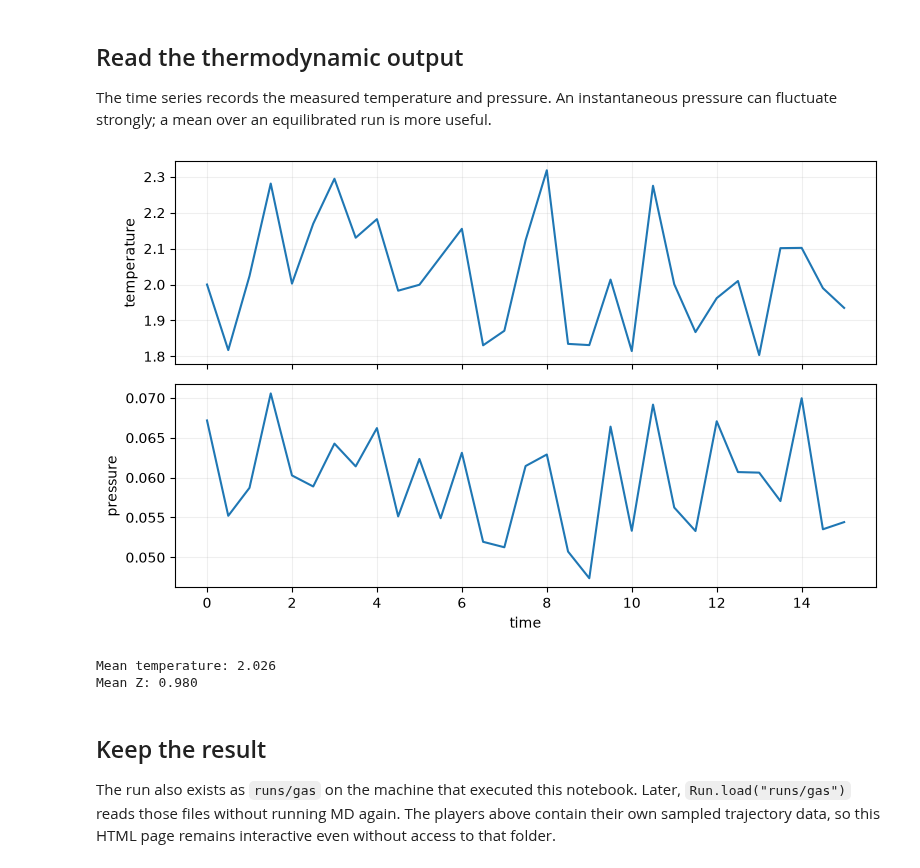
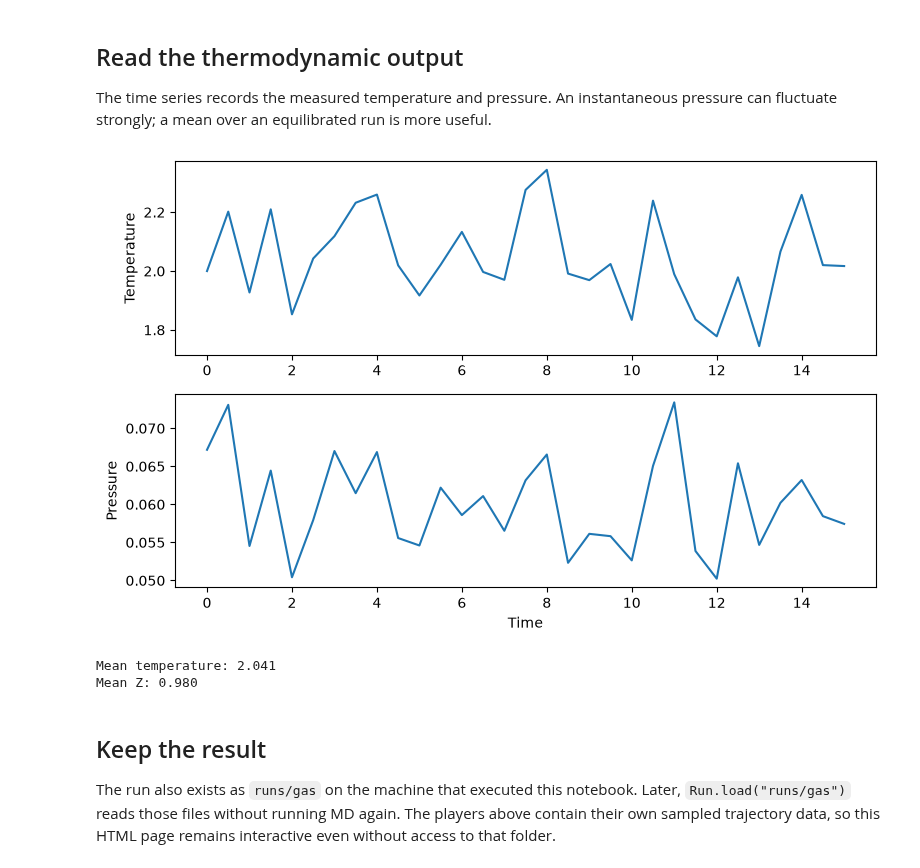
Before and after one commit to henriasv/fys2160_simple_md, a Jupyter notebook: examples/quickstart.ipynb, the cells around one changed output. Saved outputs shown, nothing was run; the diff lists cells and outputs as text; code cells hidden in the pictures.

```diff
--- a/examples/quickstart.ipynb
+++ b/examples/quickstart.ipynb
@@ -26,8 +27,9 @@ solid.view(max_frames=101, zoom=1.4)
 Random placement keeps atoms initially at least 0.9σ apart, including across
 periodic boundaries. The particles keep the same physical radius in both views.
 # %%
-gas = Random(N=108, rho=.03, min_distance=.9, temperature=2)
-result = Simulation.run(gas, steps=3000, save_every=30, storage_name="gas")
+gas = Random(N=108, rho=.03, min_distance=.9)
+sim = MDSimulation(gas, pair_potential="lj", temperature=2)
+result = sim.run( steps=3000, save_every=30, storage_name="gas")
 result.view(max_frames=101, projection="perspective", zoom=1.4)
 # %% [output]
 [interactive output not drawn]
@@ -37,13 +39,22 @@ result.view(max_frames=101, projection="perspective", zoom=1.4)
 The time series records the measured temperature and pressure. An instantaneous
 pressure can fluctuate strongly; a mean over an equilibrated run is more useful.
 # %%
-result.plot("temperature", "pressure")
+data = result.thermo
+plt.figure(figsize=(8, 5))
+plt.subplot(2, 1, 1)
+plt.plot(data.time, data.temperature)
+plt.ylabel("Temperature")
+plt.subplot(2, 1, 2)
+plt.plot(data.time, data.pressure)
+plt.ylabel("Pressure")
+plt.xlabel("Time")
+plt.tight_layout()
 plt.show()
 print(f"Mean temperature: {result.thermo.temperature.mean():.3f}")
 print(f"Mean Z: {result.thermo.compressibility_factor.mean():.3f}")
 # %% [output]
-[figure, old version]
+[figure, new version]
-Mean temperature: 2.026
+Mean temperature: 2.041
 Mean Z: 0.980
 # %% [markdown]
 ## Keep the result
```
Also changed, not shown: parts of 2 cells of this notebook, 25 other files.
